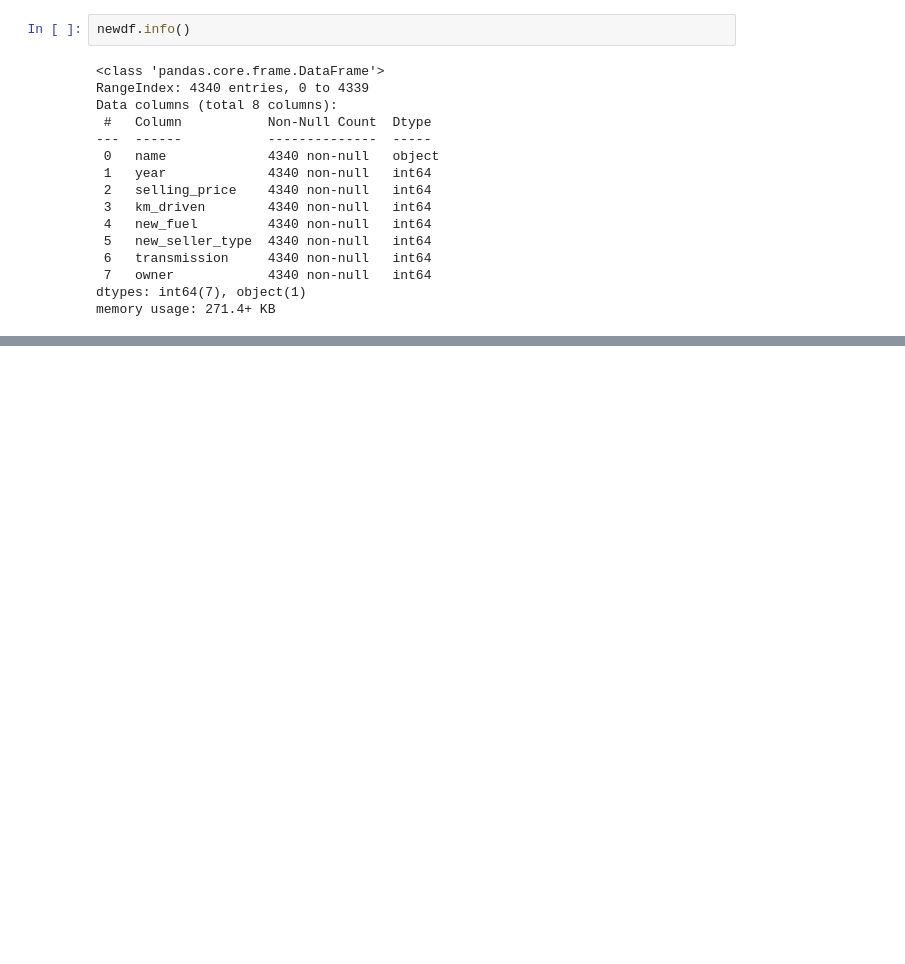
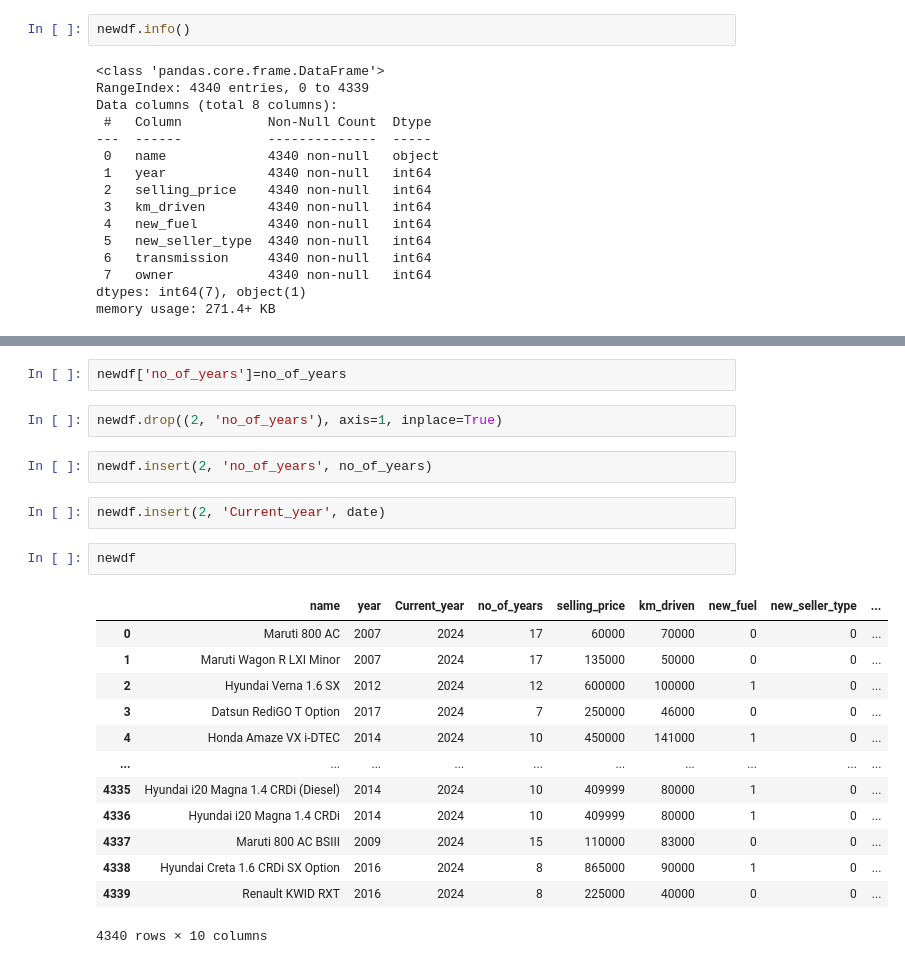
Before and after one commit to sujataprasad01/ML-Price-Prediction-of-Used-Cars-Decision-Tree-, a Jupyter notebook: Decision_Tree_Regression_(Price_Prediction_of_Used_Cars).ipynb, the cells around one changed output, grey strips where cells are left out. Saved outputs shown, nothing was run; the diff lists cells and outputs as text; blank space fills up the shorter version.

```diff
--- a/Decision_Tree_Regression_(Price_Prediction_of_Used_Cars).ipynb
+++ b/Decision_Tree_Regression_(Price_Prediction_of_Used_Cars).ipynb
@@ -420,0 +454,24 @@ memory usage: 271.4+ KB
+# %%
+newdf['no_of_years']=no_of_years
+# %%
+newdf.drop((2, 'no_of_years'), axis=1, inplace=True)
+# %%
+newdf.insert(2, 'no_of_years', no_of_years)
+# %%
+newdf.insert(2, 'Current_year', date)
+# %%
+newdf
+# %% [output]
+|  | name | year | Current_year | no_of_years | selling_price | km_driven | new_fuel | new_seller_type | ... |
+| 0 | Maruti 800 AC | 2007 | 2024 | 17 | 60000 | 70000 | 0 | 0 | ... |
+| 1 | Maruti Wagon R LXI Minor | 2007 | 2024 | 17 | 135000 | 50000 | 0 | 0 | ... |
+| 2 | Hyundai Verna 1.6 SX | 2012 | 2024 | 12 | 600000 | 100000 | 1 | 0 | ... |
+| 3 | Datsun RediGO T Option | 2017 | 2024 | 7 | 250000 | 46000 | 0 | 0 | ... |
+| 4 | Honda Amaze VX i-DTEC | 2014 | 2024 | 10 | 450000 | 141000 | 1 | 0 | ... |
+| ... | ... | ... | ... | ... | ... | ... | ... | ... | ... |
+| 4335 | Hyundai i20 Magna 1.4 CRDi (Diesel) | 2014 | 2024 | 10 | 409999 | 80000 | 1 | 0 | ... |
+| 4336 | Hyundai i20 Magna 1.4 CRDi | 2014 | 2024 | 10 | 409999 | 80000 | 1 | 0 | ... |
+| 4337 | Maruti 800 AC BSIII | 2009 | 2024 | 15 | 110000 | 83000 | 0 | 0 | ... |
+| 4338 | Hyundai Creta 1.6 CRDi SX Option | 2016 | 2024 | 8 | 865000 | 90000 | 1 | 0 | ... |
+| 4339 | Renault KWID RXT | 2016 | 2024 | 8 | 225000 | 40000 | 0 | 0 | ... |
+4340 rows × 10 columns
```
Also changed, not shown: parts of 12 cells of this notebook.
